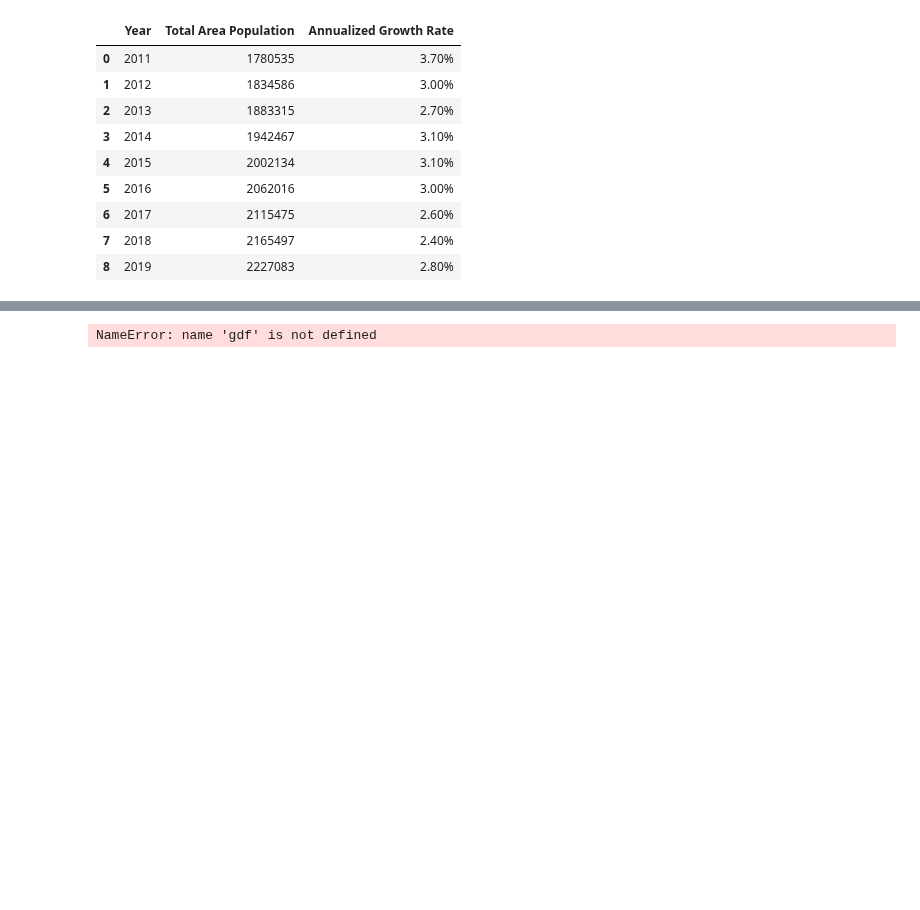
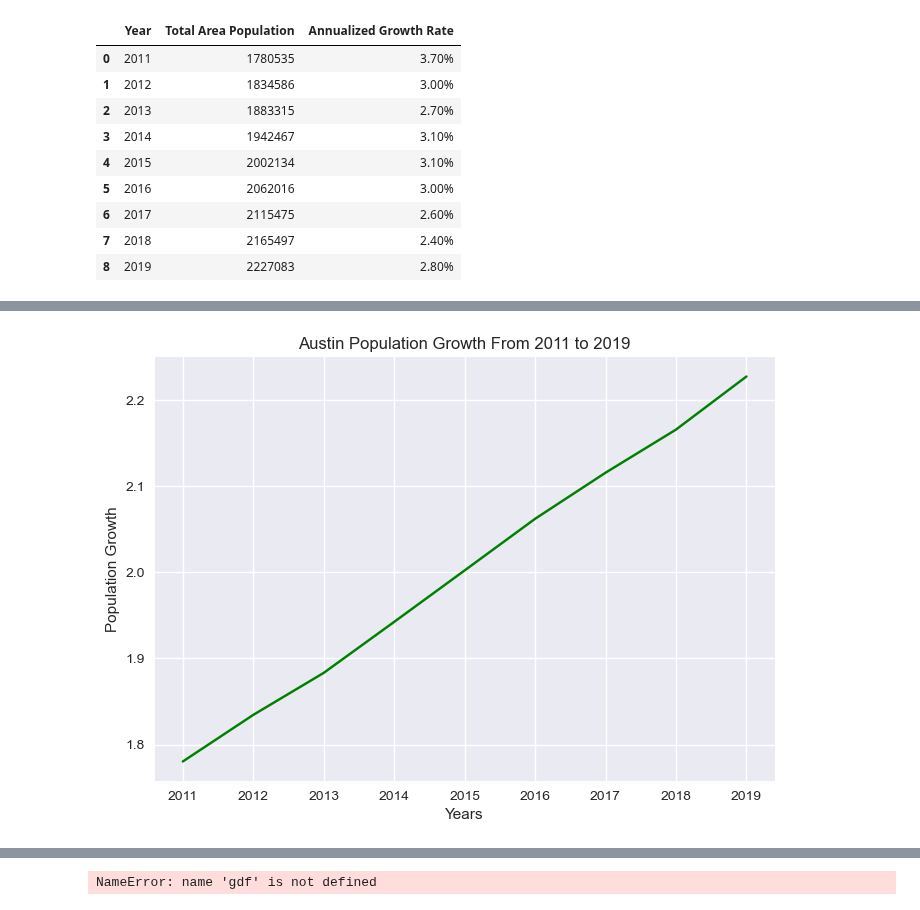
Before and after one commit to bennettnorth/Group-5-Project-1, a Jupyter notebook: Project File.ipynb, the cells around one changed output, grey strips where cells are left out. Cells and saved outputs as stored; diff of their text form; code cells hidden in the pictures; blank space fills up the shorter version.

```diff
--- a/Project File.ipynb
+++ b/Project File.ipynb
@@ -98,0 +118,12 @@ hist_pop_df
+# %%
+# line graph for population growth
+year = ['2011','2012','2013','2014','2015','2016','2017', '2018','2019']
+pop_austin = hist_pop_df['Total Area Population'] /10**6
+plt.plot(year, total_population, color='g')
+#plt.grid()
+plt.title('Austin Population Growth From 2011 to 2019')
+plt.xlabel('Years')
+plt.ylabel('Population Growth')
+plt.show()
+# %% [output]
+[figure, added]
```
Also changed, not shown: parts of 3 cells of this notebook.
